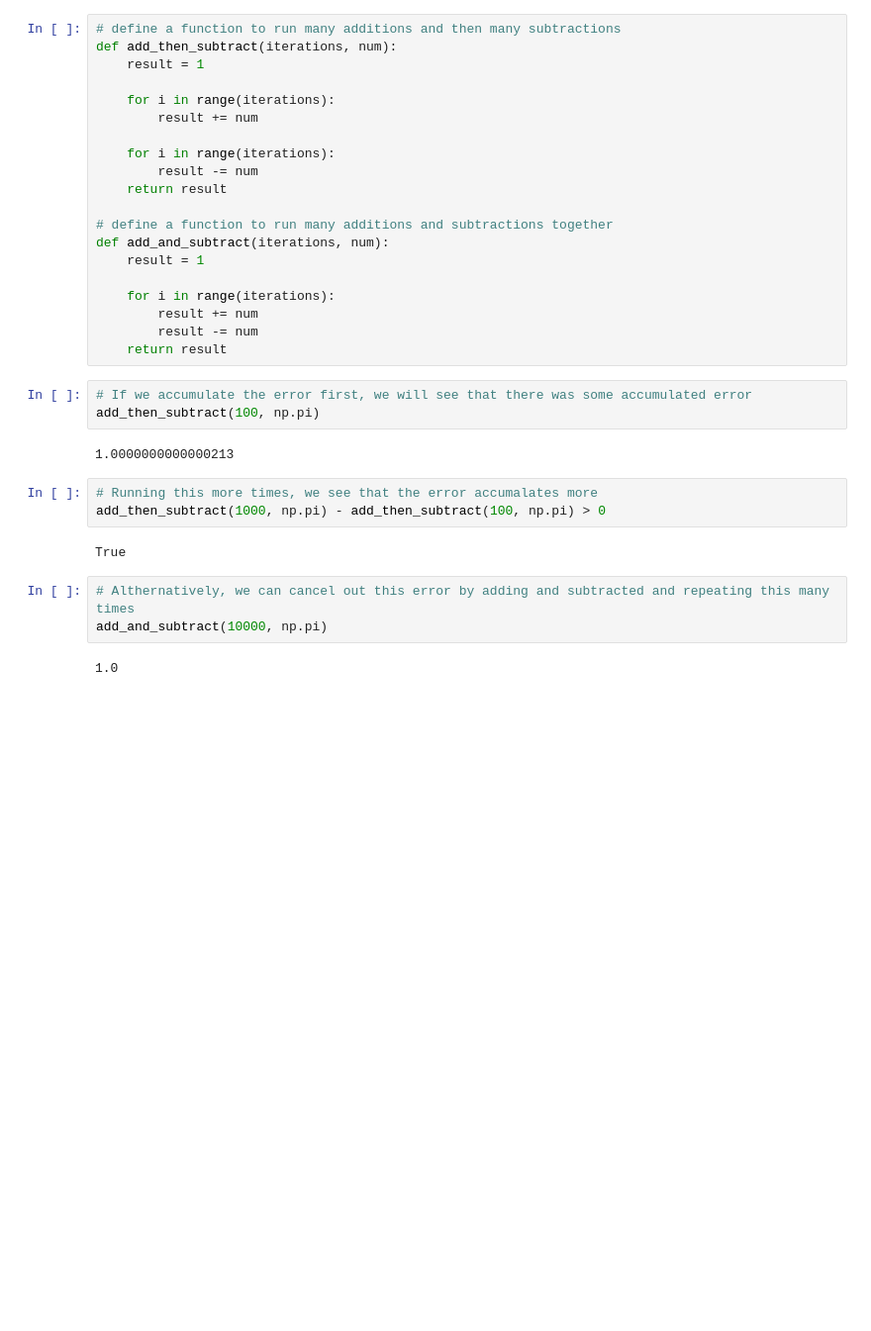
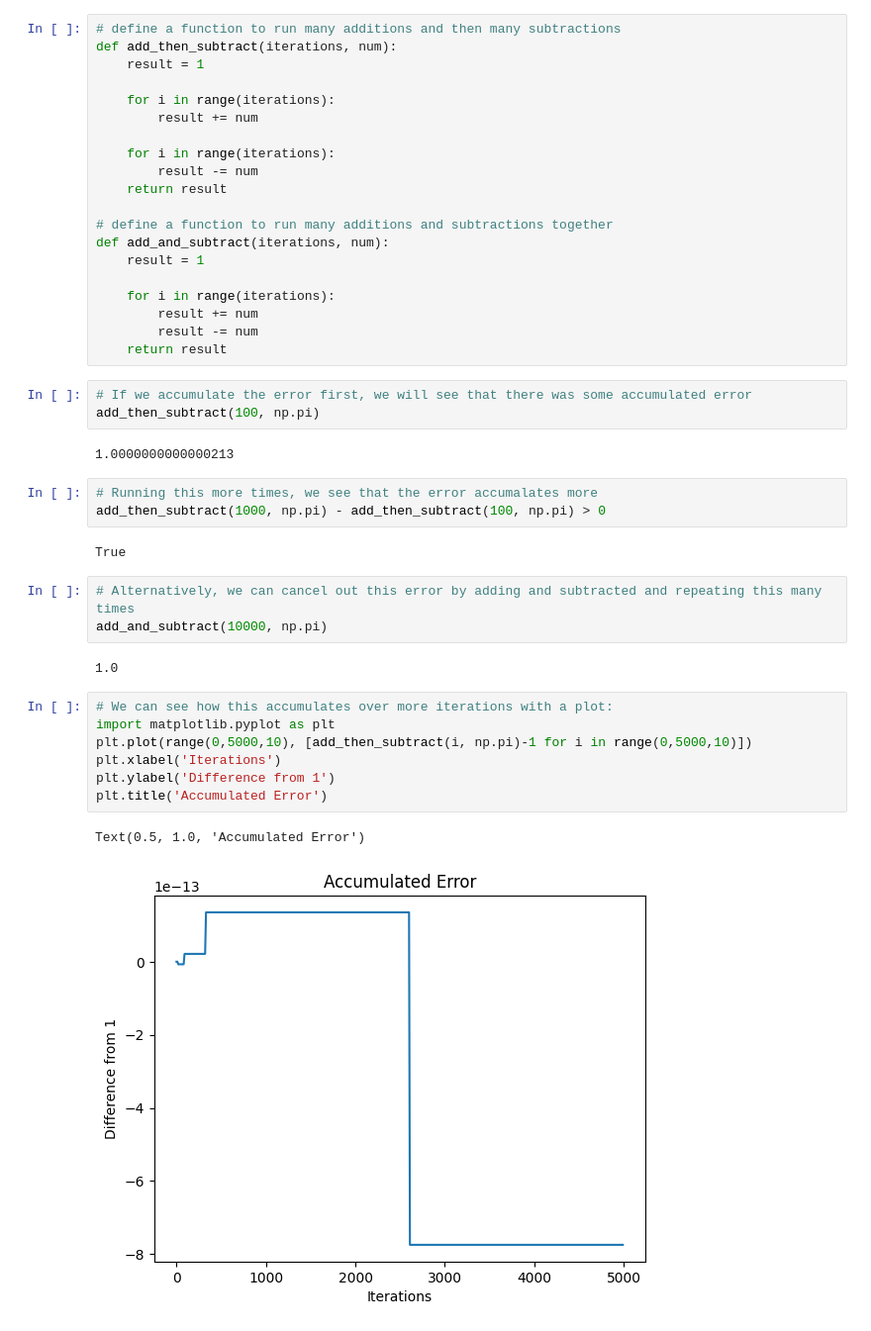
Before and after one commit to hansonnguy/MAT-421, a Jupyter notebook: Module_A.ipynb, the cells around one changed output. Shown at 99% size. Drawn from its saved outputs; the diff is of its cells as text; blank space fills up the shorter version.

```diff
--- a/Module_A.ipynb
+++ b/Module_A.ipynb
@@ -208,7 +208,17 @@ add_then_subtract(1000, np.pi) - add_then_subtract(100, np.pi) > 0
 # %% [output]
 True
 # %%
-# Althernatively, we can cancel out this error by adding and subtracted and repeating this many times
+# Alternatively, we can cancel out this error by adding and subtracted and repeating this many times
 add_and_subtract(10000, np.pi)
 # %% [output]
 1.0
+# %%
+# We can see how this accumulates over more iterations with a plot:
+import matplotlib.pyplot as plt
+plt.plot(range(0,5000,10), [add_then_subtract(i, np.pi)-1 for i in range(0,5000,10)])
+plt.xlabel('Iterations')
+plt.ylabel('Difference from 1')
+plt.title('Accumulated Error')
+# %% [output]
+Text(0.5, 1.0, 'Accumulated Error')
+[figure, added]
```
